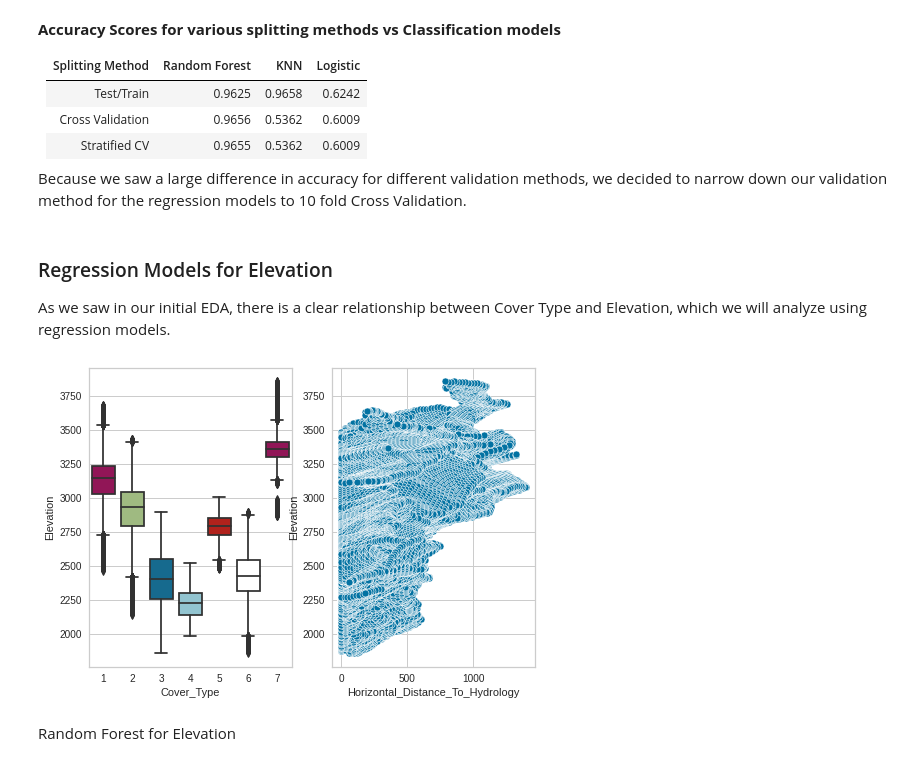
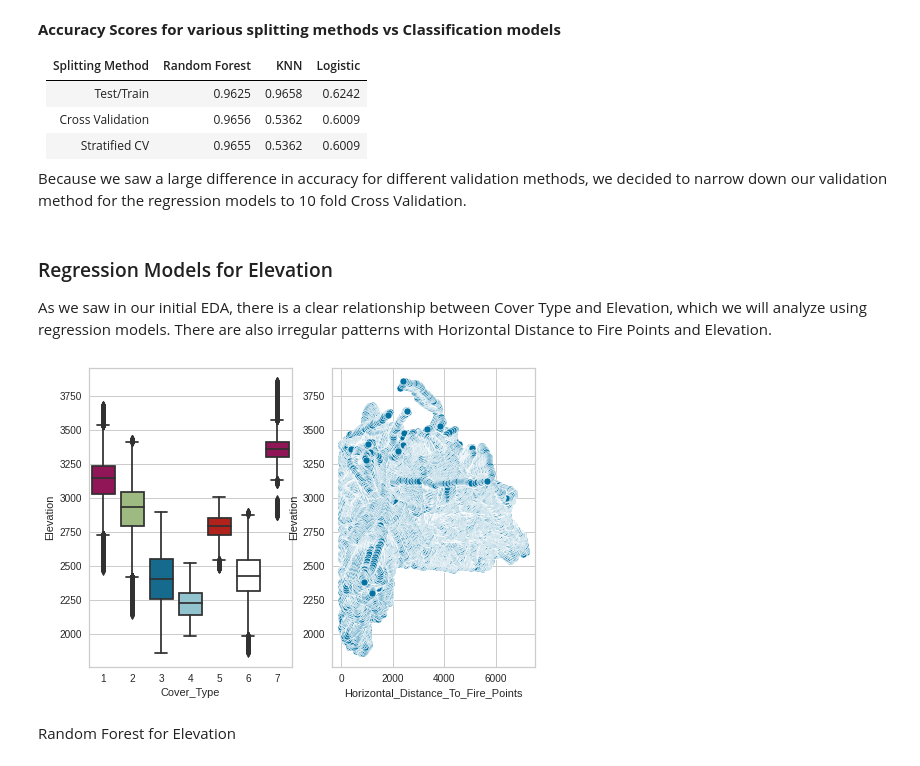
Before and after one commit to KendallScott/Machine-Learning, a Jupyter notebook: SVM and LR/Sunday/Lab_2.ipynb, the cells around one changed output. Saved outputs shown, nothing was run; the diff lists cells and outputs as text; code cells hidden in the pictures.

```diff
--- a/SVM and LR/Sunday/Lab_2.ipynb
+++ b/SVM and LR/Sunday/Lab_2.ipynb
@@ -786,20 +789,20 @@ Because we saw a large difference in accuracy for different validation methods,
 # %% [markdown]
 ### Regression Models for Elevation
 
-As we saw in our initial EDA, there is a clear relationship between Cover Type and Elevation, which we will analyze using regression models.
+As we saw in our initial EDA, there is a clear relationship between Cover Type and Elevation, which we will analyze using regression models. There are also irregular patterns with Horizontal Distance to Fire Points and Elevation.
 # %%
 #side by side plot
 fig, ax =plt.subplots(1,2)
 
 # box plots for elevation vs cover type
 sns.boxplot(x = 'Cover_Type', y = 'Elevation', data = forest_cover_type, ax=ax[0], palette=["m", "g", "b", "c", "r", "w", "m"])
 
-# box plots for elevation vs cover type
-sns.scatterplot(x = 'Horizontal_Distance_To_Hydrology', y = 'Elevation', data = forest_cover_type, ax=ax[1])
+# scatter plots
+sns.scatterplot(x = 'Horizontal_Distance_To_Fire_Points', y = 'Elevation', data = forest_cover_type, ax=ax[1])
 
 fig.show()
 # %% [output]
-[figure, old version]
+[figure, new version]
 # %%
 # Make target variable and data variable
 yreg = forest_cover_type[['Elevation']]
```
Also changed, not shown: parts of 20 cells of this notebook.
